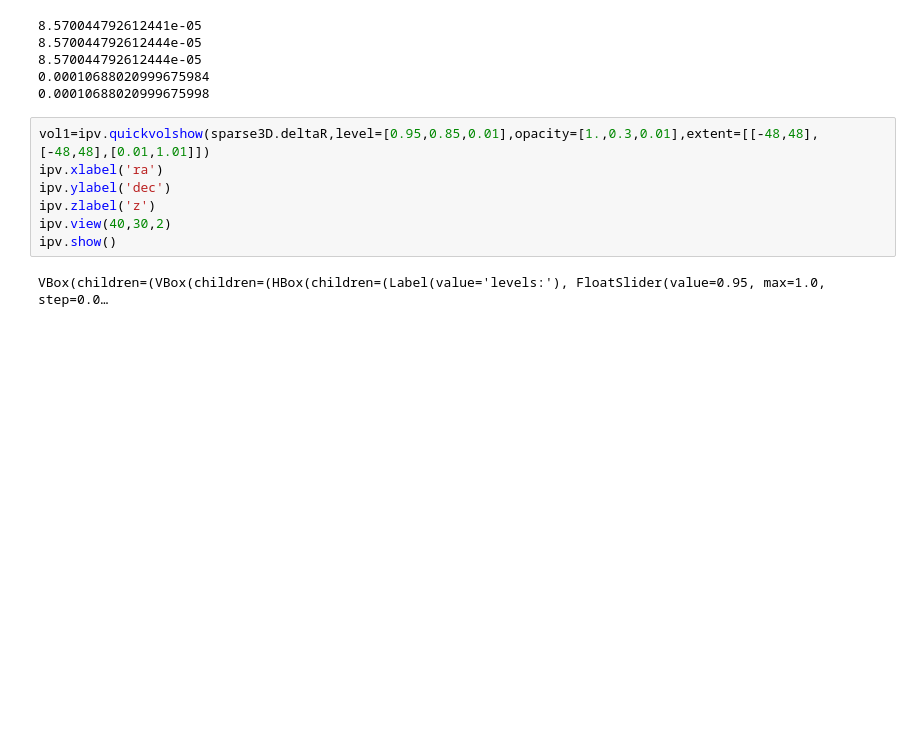
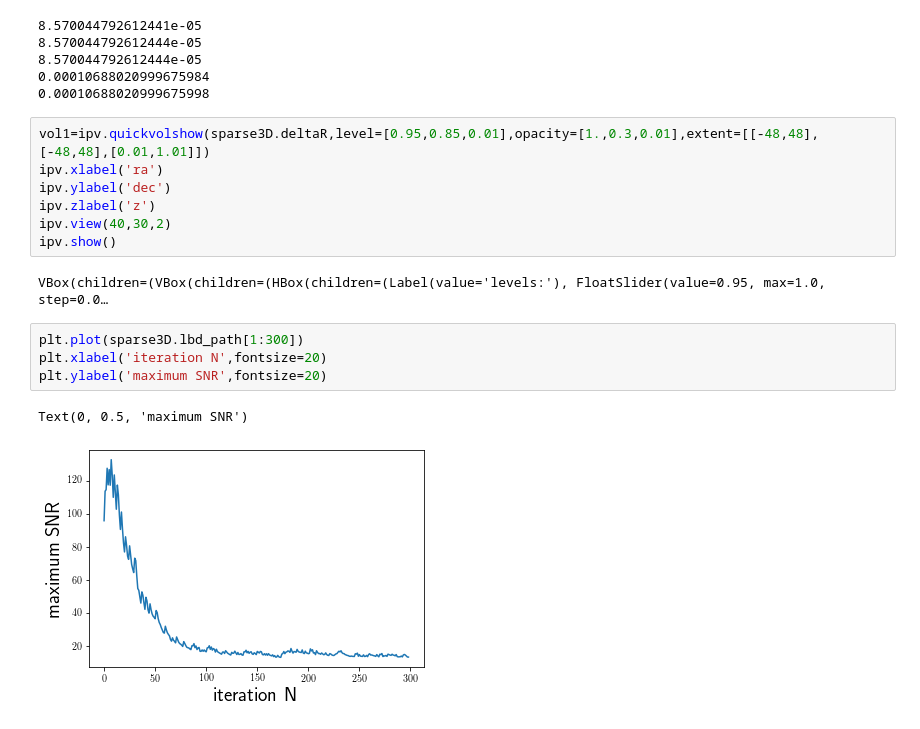
Before and after one commit to mr-superonion/splinv, a Jupyter notebook: notebook/process-test_from_sim_to_final.ipynb, the cells around one changed output. Drawn from its saved outputs; the diff is of its cells as text; blank space fills up the shorter version.

```diff
--- a/notebook/process-test_from_sim_to_final.ipynb
+++ b/notebook/process-test_from_sim_to_final.ipynb
@@ -210,3 +205,10 @@ ipv.view(40,30,2)
 ipv.show()
 # %% [output]
 VBox(children=(VBox(children=(HBox(children=(Label(value='levels:'), FloatSlider(value=0.95, max=1.0, step=0.0…
+# %%
+plt.plot(sparse3D.lbd_path[1:300])
+plt.xlabel('iteration N',fontsize=20)
+plt.ylabel('maximum SNR',fontsize=20)
+# %% [output]
+Text(0, 0.5, 'maximum SNR')
+[figure, added]
```
Also changed, not shown: parts of 10 cells of this notebook, 1 other file.
